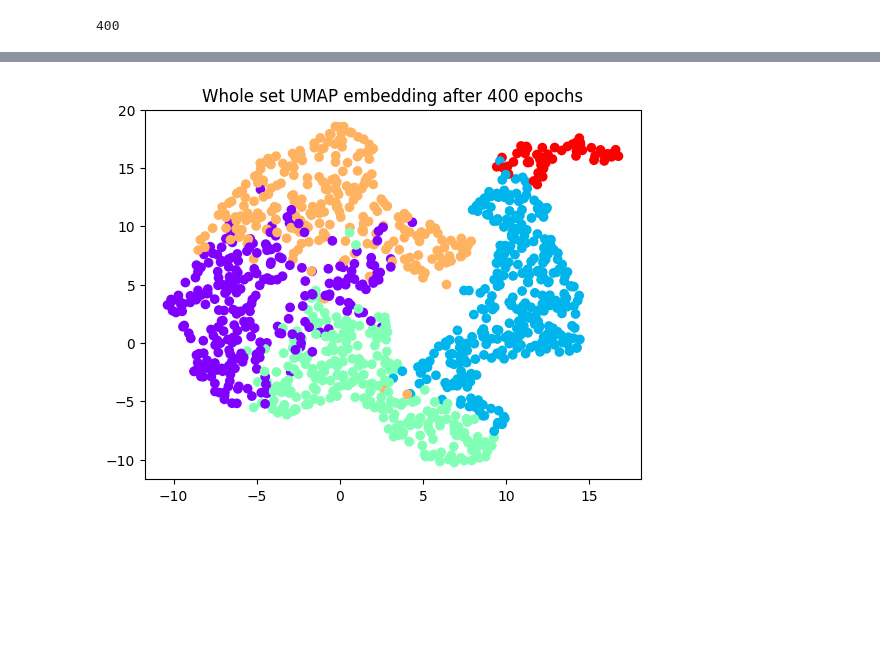
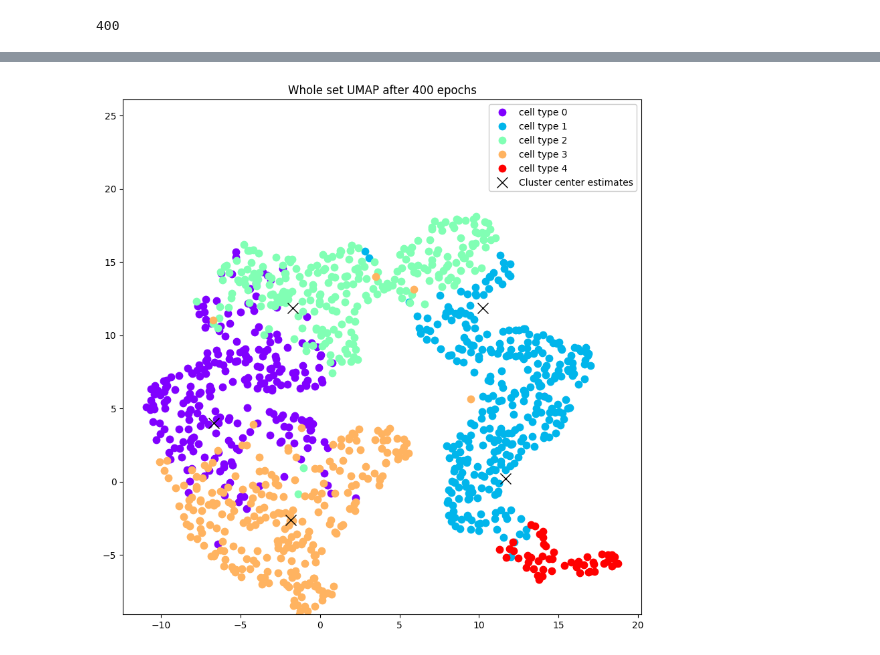
Before and after one commit to ognjenperisic/Autoencoder, a Jupyter notebook: autoencoder_PyTorch_whole.ipynb, the cells around one changed output, grey strips where cells are left out. Drawn from its saved outputs; the diff is of its cells as text; code cells hidden in the pictures; blank space fills up the shorter version.

```diff
--- a/autoencoder_PyTorch_whole.ipynb
+++ b/autoencoder_PyTorch_whole.ipynb
@@ -325,13 +333,14 @@ class auTrainer(object):
         self.cells = None
 
 
+
     def Train(self, num_epochs, stp=5):
         t0 = time.time()
 
-        for epoch in range(num_epochs):
+        for epoch in range(num_epoch):
 
             for train_cells, cells in data_loader:
-                if (epoch+1) % stp == 0:
+                if (epoch + 1) % stp == 0:
                     print(".", end="")
                 if useGPU:
                     train_cells = train_cells.to(self.device)
@@ -340,23 +349,17 @@ class auTrainer(object):
                 self.reconstruction = self.model(train_cells)
                 loss = self.criterion(self.reconstruction, cells)
 
-
-
-
                 self.optimizer.zero_grad()
                 loss.backward()
                 self.optimizer.step()
 
-
-
-
-            if (epoch+1) % stp == 0:
+            if (epoch + 1) % stp == 0:
                 print("")
-                print(f'Epoch:{epoch+1 + self.last_epoch}, Loss:{loss.item():.5f}')
+                print(f'Run:{epoch + 1 + self.last_epoch}, Loss:{loss.item():.5f}')
             self.outputs.append((epoch + self.last_epoch, loss))
 
 
-        self.last_epoch += num_epochs
+        self.last_epoch += num_epoch
 
         self.train_cells = train_cells
 
@@ -455,12 +458,44 @@ n_neighbors = 7
 min_dist = 1
 # %%
 fig, ax = plt.subplots()
+fig.set_figheight(10)
+fig.set_figwidth(10)
 
 
 X_whole_2D_umap = umap_analysis(X, model, useGPU, n_neighbors, min_dist = min_dist)
+umap_silhouette_score = silhouette_score(X_whole_2D_umap, shuffled_cell_types)
+
+kmeans_umap =  KMeans(n_clusters=5, random_state = 42)
+kmeans_umap.fit(X_whole_2D_umap)
+homogeneity_umap_score = homogeneity_score(shuffled_cell_types, kmeans_umap.labels_)
 
 
-plt.scatter(X_whole_2D_umap[:,0], X_whole_2D_umap[:,1], c=shuffled_cell_types[:], cmap='rainbow')
-plt.title('Whole set UMAP embedding after {} epochs'.format(Trainer.last_epoch));
+silhouette_scores_umap.append((Trainer.last_epoch, umap_silhouette_score))
+homogeneity_scores_umap.append((Trainer.last_epoch, homogeneity_umap_score))
+
+clusterCenters_umap = kmeans_umap.cluster_centers_
+
+
+
+colorIndex = []
+for i in cellF:
+    colorIndex.append(np.where(shuffled_cell_types == i)[0][0])
+
+colors = plt.cm.rainbow(np.linspace(0,1,5))
+
+for i, v in enumerate(cellF):
+     plt.plot(X_whole_2D_umap[colorIndex[i],0], X_whole_2D_umap[colorIndex[i],1], '.', markersize=15, label = 'cell type {}'.format(i), color=colors[i])
+
+for i, v in enumerate(cellF):
+    for j in np.where(shuffled_cell_types == i)[0]:
+        plt.plot(X_whole_2D_umap[j,0], X_whole_2D_umap[j,1], '.', markersize=15, color=colors[i])
+
+plt.plot(clusterCenters_umap[:,0], clusterCenters_umap[:,1], 'kx', markersize=12 , linewidth=3, label='Cluster center estimates')
+
+
+
+ax.legend(loc='upper right', framealpha=1);
+plt.ylim([min(X_whole_2D_umap[:,1]), max(X_whole_2D_umap[:,1]) + 8])
+plt.title('Whole set UMAP after {} epochs'.format(Trainer.last_epoch));
 # %% [output]
-[figure, old version]
+[figure, new version]
```
Also changed, not shown: parts of 15 cells of this notebook.
